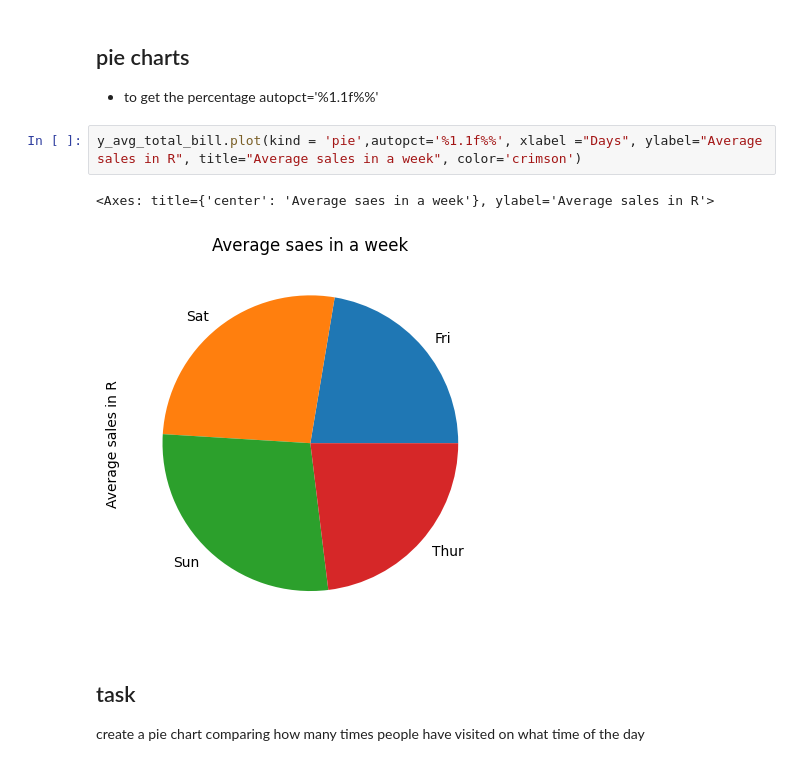
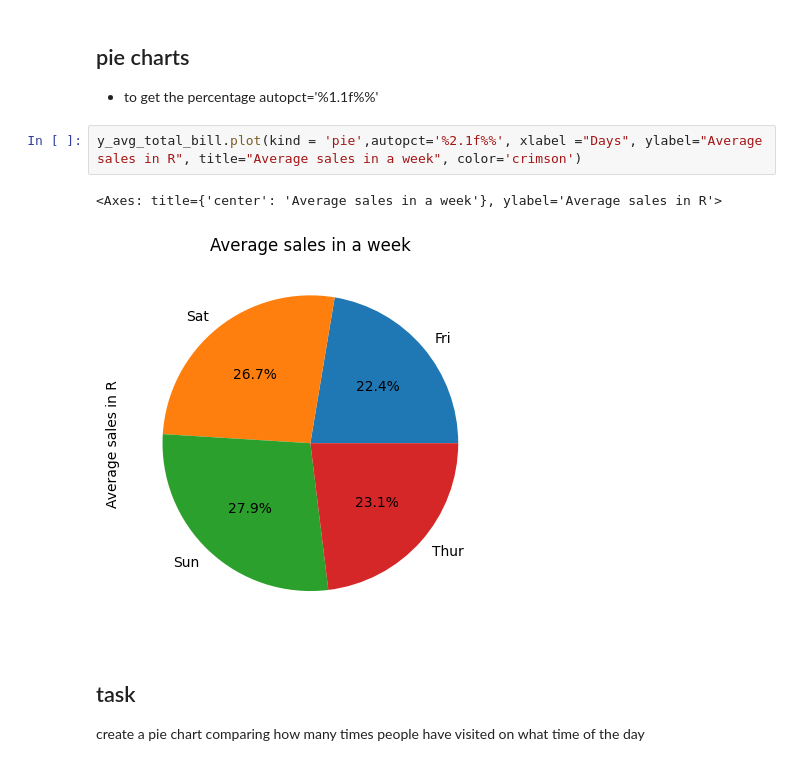
Before and after one commit to Thatom28/Python_Module, a Jupyter notebook: Day_17_Visualization.ipynb, the cells around one changed output. Cells and saved outputs as stored; diff of their text form.

```diff
--- a/Day_17_Visualization.ipynb
+++ b/Day_17_Visualization.ipynb
@@ -135,10 +134,10 @@ y_avg_total_bill.plot(kind = 'bar', xlabel ="Days", ylabel="Average sales in R",
 ## pie charts
 - to get the percentage autopct='%1.1f%%'
 # %%
-y_avg_total_bill.plot(kind = 'pie',autopct='%1.1f%%', xlabel ="Days", ylabel="Average sales in R", title="Average sales in a week", color='crimson')
+y_avg_total_bill.plot(kind = 'pie',autopct='%2.1f%%', xlabel ="Days", ylabel="Average sales in R", title="Average sales in a week", color='crimson')
 # %% [output]
-<Axes: title={'center': 'Average saes in a week'}, ylabel='Average sales in R'>
+<Axes: title={'center': 'Average sales in a week'}, ylabel='Average sales in R'>
-[figure, old version]
+[figure, new version]
 # %% [markdown]
 ## task
 create a pie chart comparing how many times people have visited on what time of the day
```
Also changed, not shown: parts of 13 cells of this notebook, 3 other files.
